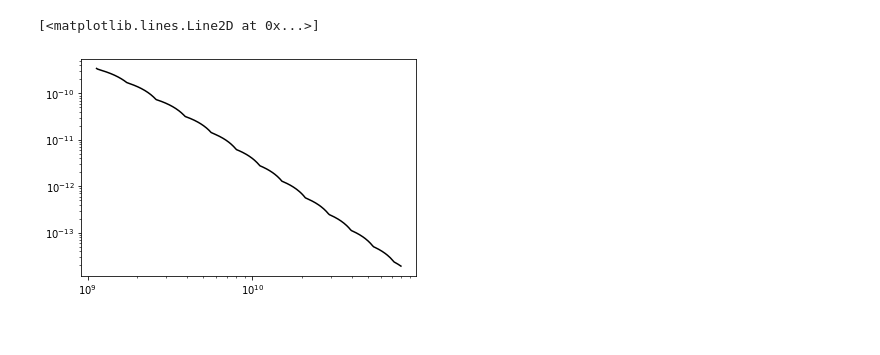
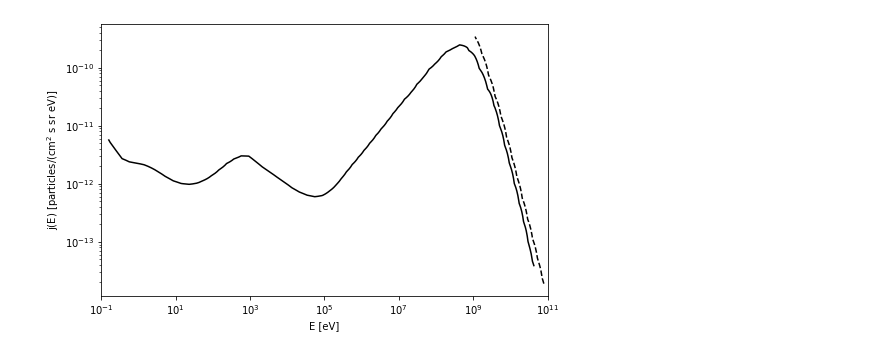
Before and after one commit to jbattat/reproduce_padovani, a Jupyter notebook: cr_spectrum.ipynb, the cells around one changed output. Cells and saved outputs as stored; diff of their text form; code cells hidden in the pictures.

Commit message:
calculated degraded spectrum (though some issues persist)

```diff
--- a/cr_spectrum.ipynb
+++ b/cr_spectrum.ipynb
@@ -252,24 +145,44 @@ plt.savefig(fout.replace(".pdf",".png"))
 # %%
 # interpolate L(E) onto our E0 and E values
 fint_LE = scipy.interpolate.interp1d(pLoss.E, pLoss.L, kind='linear', assume_sorted=True) # FIXME: this is a repeat from above...
 LE_E0 = fint_LE(yE0s)
 LE_E  = fint_LE(xEs)
 
 # interpolate j(E0,0) onto our E0 values
 fint_w98 = scipy.interpolate.interp1d(w98.energy, w98.spectrum, kind='linear', assume_sorted=True)
 jjw98 = fint_w98(yE0s)
 
 nE = len(yE0s)
 jjDegraded = []
 for ii in range(nE):
     Ei = xEs[ii]
     E0i = yE0s[ii]
     jjDegraded.append( fint_w98(E0i)*fint_LE(E0i)/fint_LE(Ei) )
 
 jjDegraded = np.array(jjDegraded)
 
-plt.loglog(yE0s, jjw98, 'k-')
-#plt.loglog(xEs, jjDegraded, 'k--')
+
+fig9, axs9 = plt.subplots(1, 1, figsize=(8,5))
+axs9.loglog(yE0s, jjw98, 'k--')
+axs9.loglog(xEs, jjDegraded, 'k-')
+axs9.set_xlim(1e-1, 1e11)
+axs9.set_xlabel("E [eV]")
+axs9.set_ylabel("j(E) [particles/(cm$^2$ s sr eV)]")
+fout = 'out/spectrumOriginalAndDegraded.pdf'
+plt.savefig(fout)
+plt.savefig(fout.replace(".pdf",".png"))
+
+# fig9, axs9 = plt.subplots(1, 2, figsize=(15,5))
+# axs9[0].loglog(pLossScaled.E, pLossScaled.L, 'k-')
+# axs9[0].set_xlim(1e-1, 1e11)
+# axs9[0].set_ylim(1e-19, 2e-14)
+# axs9[0].set_xlabel("E [eV]")
+# axs9[0].set_ylabel("L(E) [eV cm$^2$]")
+
+# axs9[1].loglog(yE0s, jjw98, 'k--')
+# axs9[1].loglog(xEs, jjDegraded, 'k-')
+# axs9[1].set_xlim(1e-1, 1e11)
+# axs9[1].set_xlabel("E [eV]")
+# axs9[1].set_ylabel("j(E) [particles/(cm$^2$ s sr eV)]")
 # %% [output]
-[<matplotlib.lines.Line2D at 0x...>]
-[figure, old version]
+[figure, new version]
```
Also changed, not shown: parts of 7 cells of this notebook, 1 other file.
